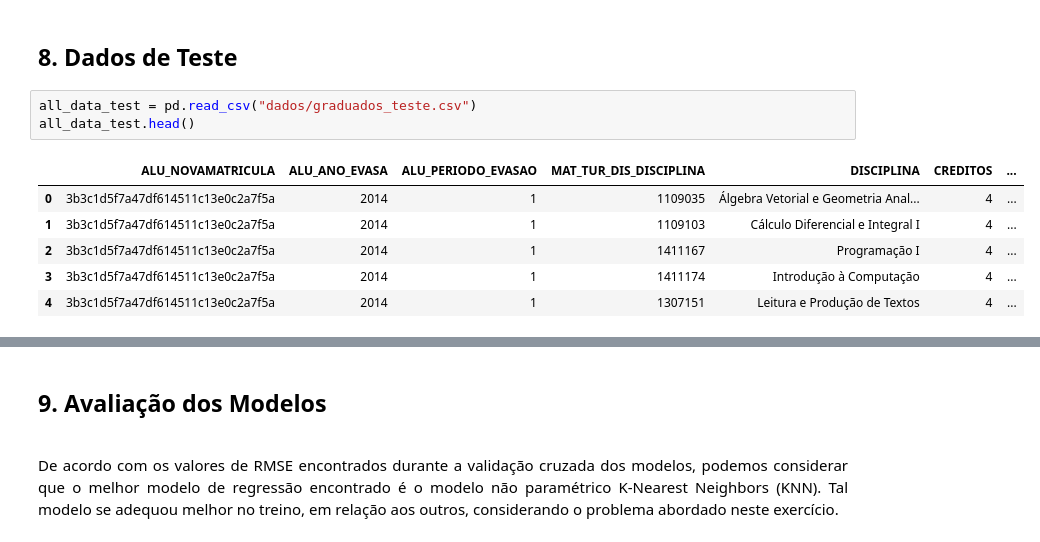
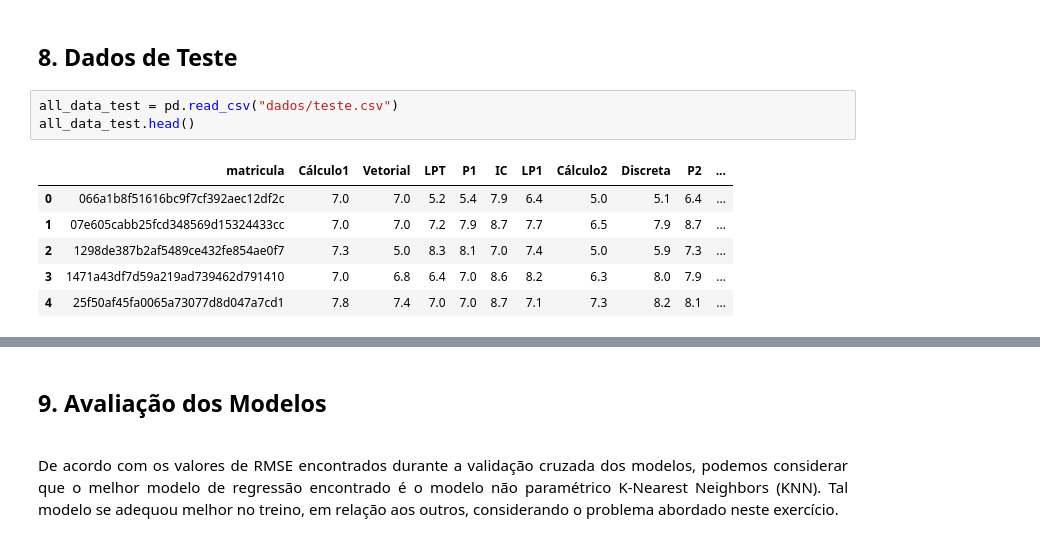
Before and after one commit to ruanvictorreis/machine-learning, a Jupyter notebook: Exercícios/CRA Prediction With Regression/Model Prediction.ipynb, the cells around one changed output, grey strips where cells are left out. Saved outputs shown, nothing was run; the diff lists cells and outputs as text.

```diff
--- a/Exercícios/CRA Prediction With Regression/Model Prediction.ipynb
+++ b/Exercícios/CRA Prediction With Regression/Model Prediction.ipynb
@@ -377,12 +377,12 @@ Dado que o plot dos resíduos não parece seguir nenhuma tendência, podemos con
 # %% [markdown]
 ## 8. Dados de Teste
 # %%
-all_data_test = pd.read_csv("dados/graduados_teste.csv")
+all_data_test = pd.read_csv("dados/teste.csv")
 all_data_test.head()
 # %% [output]
-|  | ALU_NOVAMATRICULA | ALU_ANO_EVASA | ALU_PERIODO_EVASAO | MAT_TUR_DIS_DISCIPLINA | DISCIPLINA | CREDITOS | ... |
-| 0 | 3b3c1d5f7a47df614511c13e0c2a7f5a | 2014 | 1 | 1109035 | Álgebra Vetorial e Geometria Anal... | 4 | ... |
-| 1 | 3b3c1d5f7a47df614511c13e0c2a7f5a | 2014 | 1 | 1109103 | Cálculo Diferencial e Integral I | 4 | ... |
-| 2 | 3b3c1d5f7a47df614511c13e0c2a7f5a | 2014 | 1 | 1411167 | Programação I | 4 | ... |
-| 3 | 3b3c1d5f7a47df614511c13e0c2a7f5a | 2014 | 1 | 1411174 | Introdução à Computação | 4 | ... |
-| 4 | 3b3c1d5f7a47df614511c13e0c2a7f5a | 2014 | 1 | 1307151 | Leitura e Produção de Textos | 4 | ... |
+|  | matricula | Cálculo1 | Vetorial | LPT | P1 | IC | LP1 | Cálculo2 | Discreta | P2 | ... |
+| 0 | 066a1b8f51616bc9f7cf392aec12df2c | 7.0 | 7.0 | 5.2 | 5.4 | 7.9 | 6.4 | 5.0 | 5.1 | 6.4 | ... |
+| 1 | 07e605cabb25fcd348569d15324433cc | 7.0 | 7.0 | 7.2 | 7.9 | 8.7 | 7.7 | 6.5 | 7.9 | 8.7 | ... |
+| 2 | 1298de387b2af5489ce432fe854ae0f7 | 7.3 | 5.0 | 8.3 | 8.1 | 7.0 | 7.4 | 5.0 | 5.9 | 7.3 | ... |
+| 3 | 1471a43df7d59a219ad739462d791410 | 7.0 | 6.8 | 6.4 | 7.0 | 8.6 | 8.2 | 6.3 | 8.0 | 7.9 | ... |
+| 4 | 25f50af45fa0065a73077d8d047a7cd1 | 7.8 | 7.4 | 7.0 | 7.0 | 8.7 | 7.1 | 7.3 | 8.2 | 8.1 | ... |
```
Also changed, not shown: parts of 15 cells of this notebook, 2 other files.
